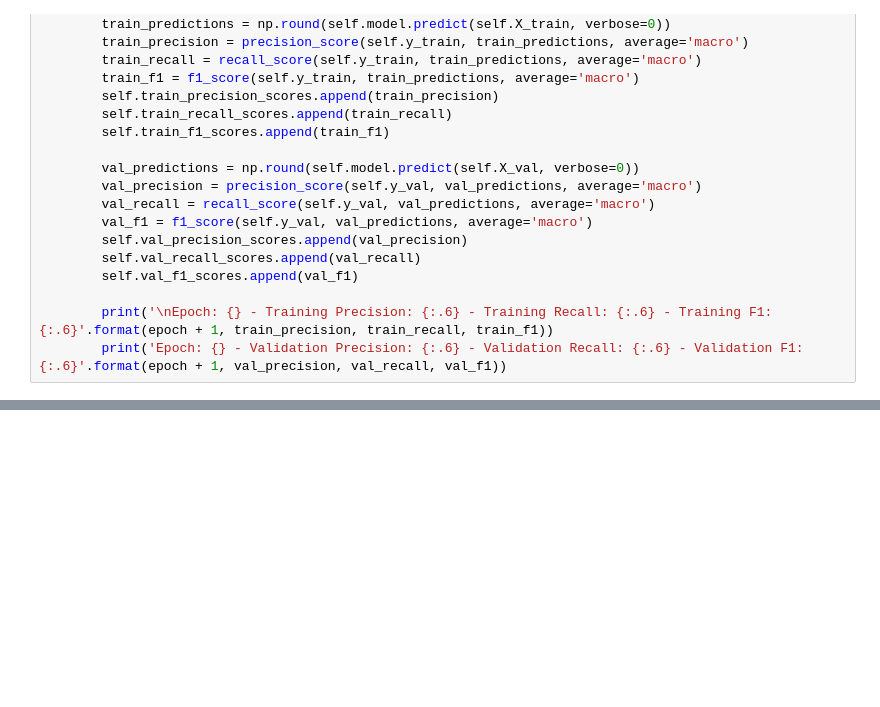
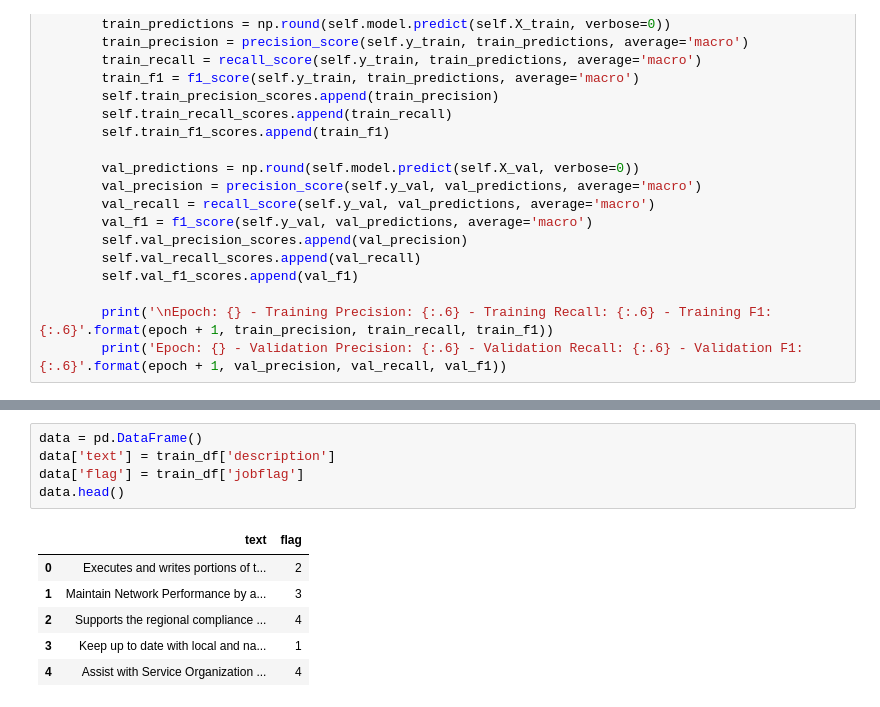
Before and after one commit to Radperia/SIGNATE_student_2020, a Jupyter notebook: signate_nlp.ipynb, the cells around one changed output, grey strips where cells are left out. Cells and saved outputs as stored; diff of their text form; blank space fills up the shorter version.

```diff
--- a/signate_nlp.ipynb
+++ b/signate_nlp.ipynb
@@ -1381,0 +1257,12 @@ class JobflagEstimator:
+# %%
+data = pd.DataFrame()
+data['text'] = train_df['description']
+data['flag'] = train_df['jobflag']
+data.head()
+# %% [output]
+|  | text | flag |
+| 0 | Executes and writes portions of t... | 2 |
+| 1 | Maintain Network Performance by a... | 3 |
+| 2 | Supports the regional compliance ... | 4 |
+| 3 | Keep up to date with local and na... | 1 |
+| 4 | Assist with Service Organization ... | 4 |
```
Also changed, not shown: parts of 11 cells of this notebook.
